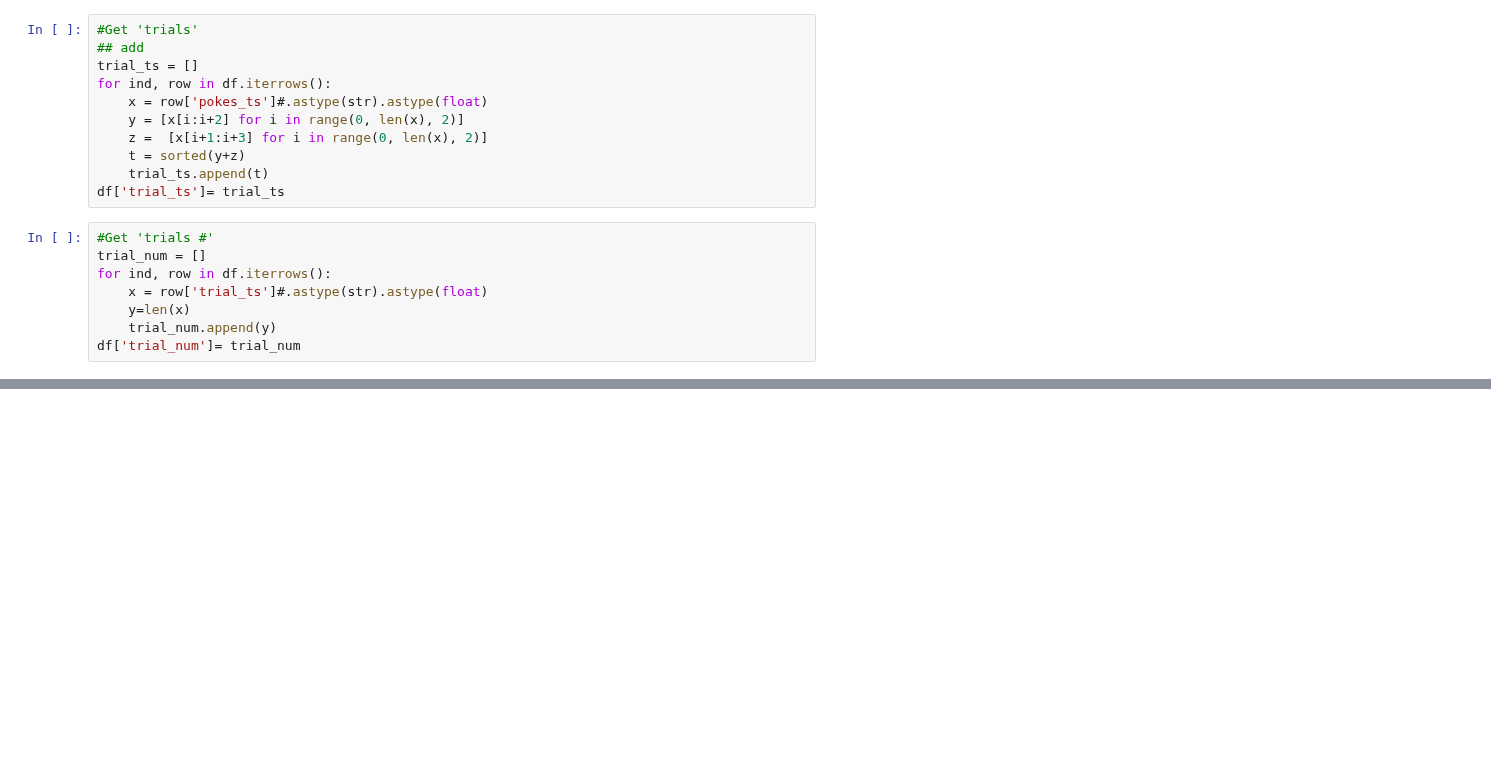
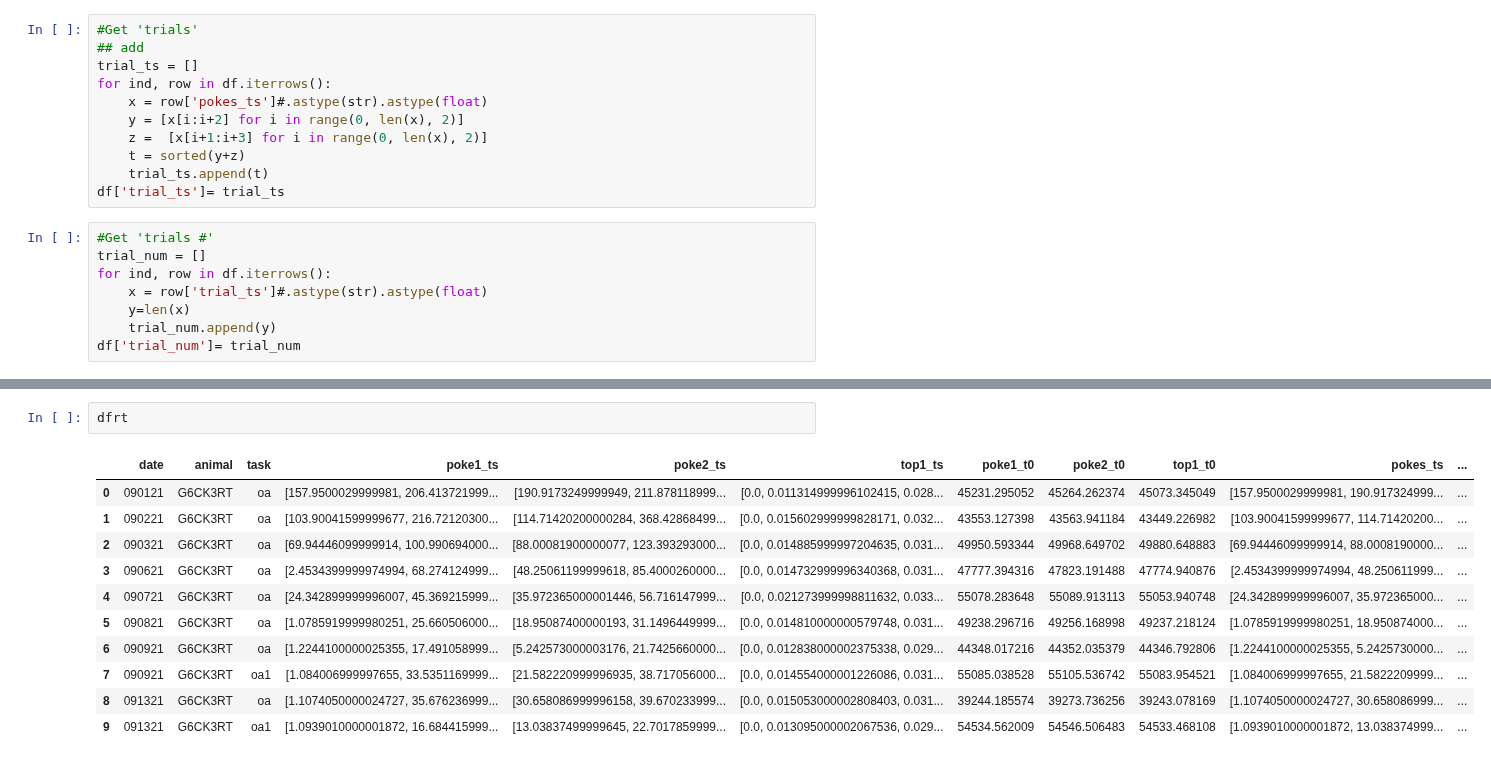
Before and after one commit to nielllab/FreelyMovingEphys, a Jupyter notebook: project_analysis/object_avoidance/oa_performance.ipynb, the cells around one changed output, grey strips where cells are left out. Saved outputs shown, nothing was run; the diff lists cells and outputs as text; blank space fills up the shorter version.

```diff
--- a/project_analysis/object_avoidance/oa_performance.ipynb
+++ b/project_analysis/object_avoidance/oa_performance.ipynb
@@ -152,0 +186,14 @@ df
+# %%
+dfrt
+# %% [output]
+|  | date | animal | task | poke1_ts | poke2_ts | top1_ts | poke1_t0 | poke2_t0 | top1_t0 | pokes_ts | ... |
+| 0 | 090121 | G6CK3RT | oa | [157.9500029999981, 206.413721999... | [190.9173249999949, 211.878118999... | [0.0, 0.011314999996102415, 0.028... | 45231.295052 | 45264.262374 | 45073.345049 | [157.9500029999981, 190.917324999... | ... |
+| 1 | 090221 | G6CK3RT | oa | [103.90041599999677, 216.72120300... | [114.71420200000284, 368.42868499... | [0.0, 0.015602999999828171, 0.032... | 43553.127398 | 43563.941184 | 43449.226982 | [103.90041599999677, 114.71420200... | ... |
+| 2 | 090321 | G6CK3RT | oa | [69.94446099999914, 100.990694000... | [88.00081900000077, 123.393293000... | [0.0, 0.014885999997204635, 0.031... | 49950.593344 | 49968.649702 | 49880.648883 | [69.94446099999914, 88.0008190000... | ... |
+| 3 | 090621 | G6CK3RT | oa | [2.4534399999974994, 68.274124999... | [48.25061199999618, 85.4000260000... | [0.0, 0.014732999996340368, 0.031... | 47777.394316 | 47823.191488 | 47774.940876 | [2.4534399999974994, 48.250611999... | ... |
+| 4 | 090721 | G6CK3RT | oa | [24.342899999996007, 45.369215999... | [35.972365000001446, 56.716147999... | [0.0, 0.021273999998811632, 0.033... | 55078.283648 | 55089.913113 | 55053.940748 | [24.342899999996007, 35.972365000... | ... |
+| 5 | 090821 | G6CK3RT | oa | [1.0785919999980251, 25.660506000... | [18.95087400000193, 31.1496449999... | [0.0, 0.014810000000579748, 0.031... | 49238.296716 | 49256.168998 | 49237.218124 | [1.0785919999980251, 18.950874000... | ... |
+| 6 | 090921 | G6CK3RT | oa | [1.2244100000025355, 17.491058999... | [5.242573000003176, 21.7425660000... | [0.0, 0.012838000002375338, 0.029... | 44348.017216 | 44352.035379 | 44346.792806 | [1.2244100000025355, 5.2425730000... | ... |
+| 7 | 090921 | G6CK3RT | oa1 | [1.084006999997655, 33.5351169999... | [21.582220999996935, 38.717056000... | [0.0, 0.014554000001226086, 0.031... | 55085.038528 | 55105.536742 | 55083.954521 | [1.084006999997655, 21.5822209999... | ... |
+| 8 | 091321 | G6CK3RT | oa | [1.1074050000024727, 35.676236999... | [30.658086999996158, 39.670233999... | [0.0, 0.015053000002808403, 0.031... | 39244.185574 | 39273.736256 | 39243.078169 | [1.1074050000024727, 30.658086999... | ... |
+| 9 | 091321 | G6CK3RT | oa1 | [1.0939010000001872, 16.684415999... | [13.03837499999645, 22.7017859999... | [0.0, 0.013095000002067536, 0.029... | 54534.562009 | 54546.506483 | 54533.468108 | [1.0939010000001872, 13.038374999... | ... |
```
Also changed, not shown: parts of 15 cells of this notebook, 1 other file.
